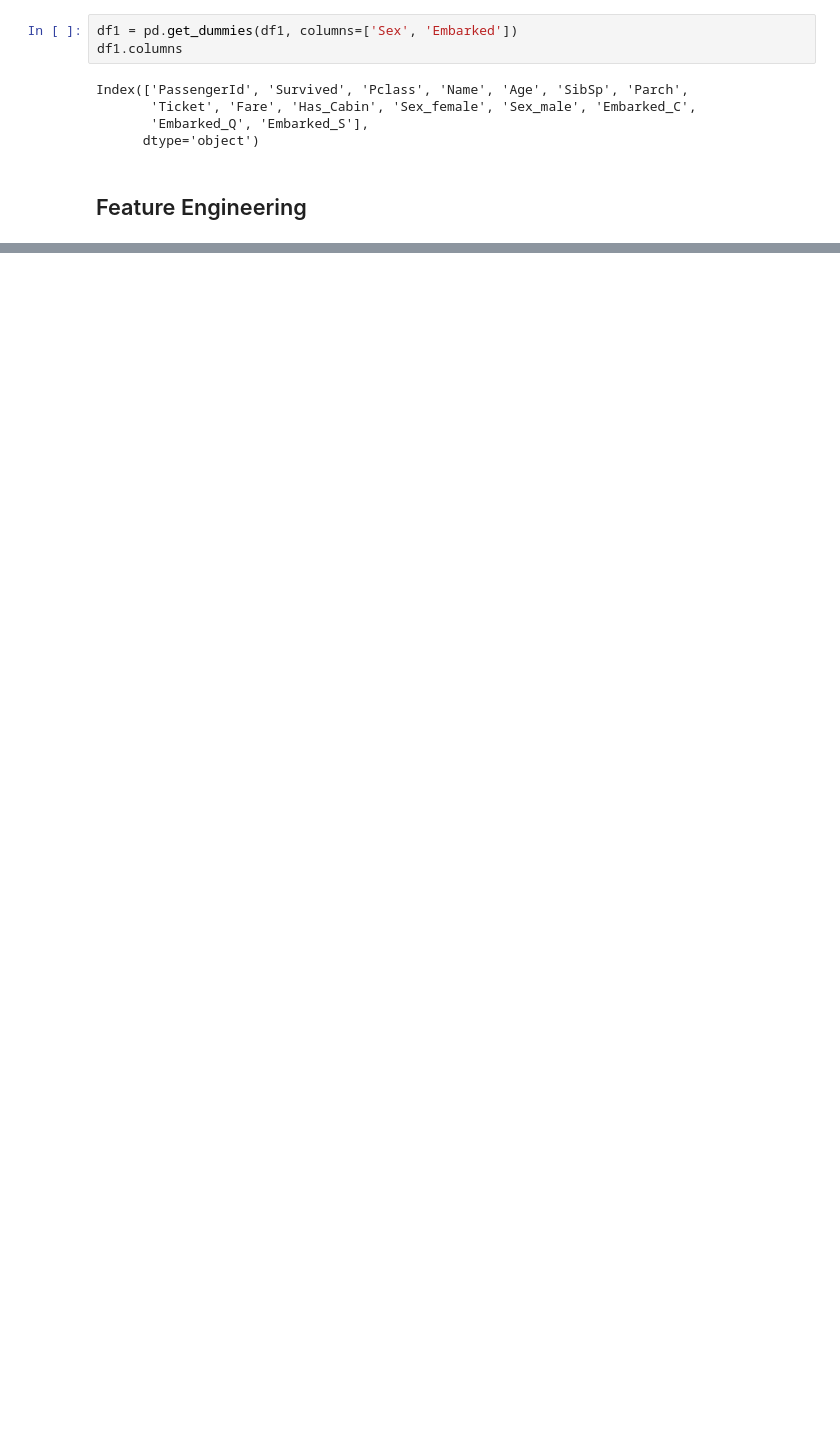
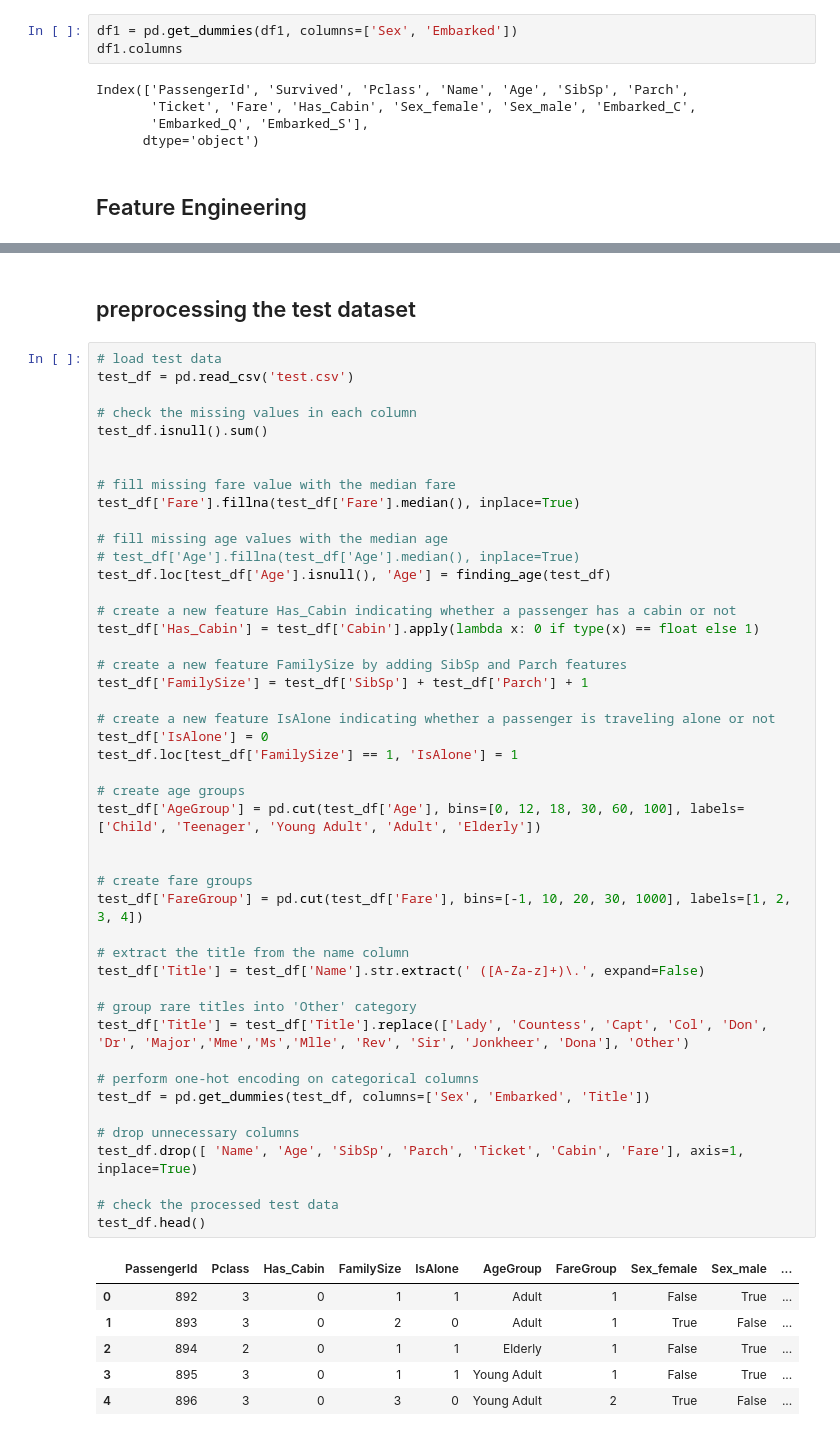
Before and after one commit to nitya-khuntia/TitanicSurvivalPrediction, a Jupyter notebook: titanic.ipynb, the cells around one changed output, grey strips where cells are left out. Drawn from its saved outputs; the diff is of its cells as text; blank space fills up the shorter version.

Commit message:
Data matching score:94.50%

```diff
--- a/titanic.ipynb
+++ b/titanic.ipynb
@@ -269 +277,56 @@ Index(['Survived', 'Pclass', 'Has_Cabin', 'Sex_female', 'Sex_male',
       dtype='object')
+# %% [markdown]
+## preprocessing the test dataset
+# %%
+# load test data
+test_df = pd.read_csv('test.csv')
+
+# check the missing values in each column
+test_df.isnull().sum()
+
+
+# fill missing fare value with the median fare
+test_df['Fare'].fillna(test_df['Fare'].median(), inplace=True)
+
+# fill missing age values with the median age
+# test_df['Age'].fillna(test_df['Age'].median(), inplace=True)
+test_df.loc[test_df['Age'].isnull(), 'Age'] = finding_age(test_df)
+
+# create a new feature Has_Cabin indicating whether a passenger has a cabin or not
+test_df['Has_Cabin'] = test_df['Cabin'].apply(lambda x: 0 if type(x) == float else 1)
+
+# create a new feature FamilySize by adding SibSp and Parch features
+test_df['FamilySize'] = test_df['SibSp'] + test_df['Parch'] + 1
+
+# create a new feature IsAlone indicating whether a passenger is traveling alone or not
+test_df['IsAlone'] = 0
+test_df.loc[test_df['FamilySize'] == 1, 'IsAlone'] = 1
+
+# create age groups
+test_df['AgeGroup'] = pd.cut(test_df['Age'], bins=[0, 12, 18, 30, 60, 100], labels=['Child', 'Teenager', 'Young Adult', 'Adult', 'Elderly'])
+
+
+# create fare groups
+test_df['FareGroup'] = pd.cut(test_df['Fare'], bins=[-1, 10, 20, 30, 1000], labels=[1, 2, 3, 4])
+
+# extract the title from the name column
+test_df['Title'] = test_df['Name'].str.extract(' ([A-Za-z]+)\.', expand=False)
+
+# group rare titles into 'Other' category
+test_df['Title'] = test_df['Title'].replace(['Lady', 'Countess', 'Capt', 'Col', 'Don', 'Dr', 'Major','Mme','Ms','Mlle', 'Rev', 'Sir', 'Jonkheer', 'Dona'], 'Other')
+
+# perform one-hot encoding on categorical columns
+test_df = pd.get_dummies(test_df, columns=['Sex', 'Embarked', 'Title'])
+
+# drop unnecessary columns
+test_df.drop([ 'Name', 'Age', 'SibSp', 'Parch', 'Ticket', 'Cabin', 'Fare'], axis=1, inplace=True)
+
+# check the processed test data
+test_df.head()
+# %% [output]
+|  | PassengerId | Pclass | Has_Cabin | FamilySize | IsAlone | AgeGroup | FareGroup | Sex_female | Sex_male | ... |
+| 0 | 892 | 3 | 0 | 1 | 1 | Adult | 1 | False | True | ... |
+| 1 | 893 | 3 | 0 | 2 | 0 | Adult | 1 | True | False | ... |
+| 2 | 894 | 2 | 0 | 1 | 1 | Elderly | 1 | False | True | ... |
+| 3 | 895 | 3 | 0 | 1 | 1 | Young Adult | 1 | False | True | ... |
+| 4 | 896 | 3 | 0 | 3 | 0 | Young Adult | 2 | True | False | ... |
```
Also changed, not shown: parts of 25 cells of this notebook, 5 other files.
